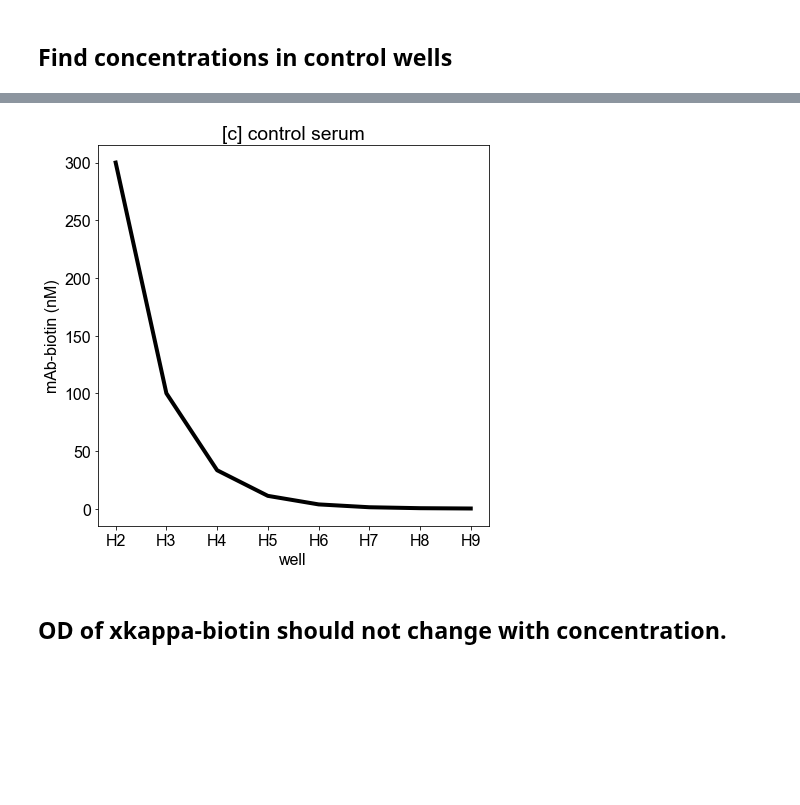
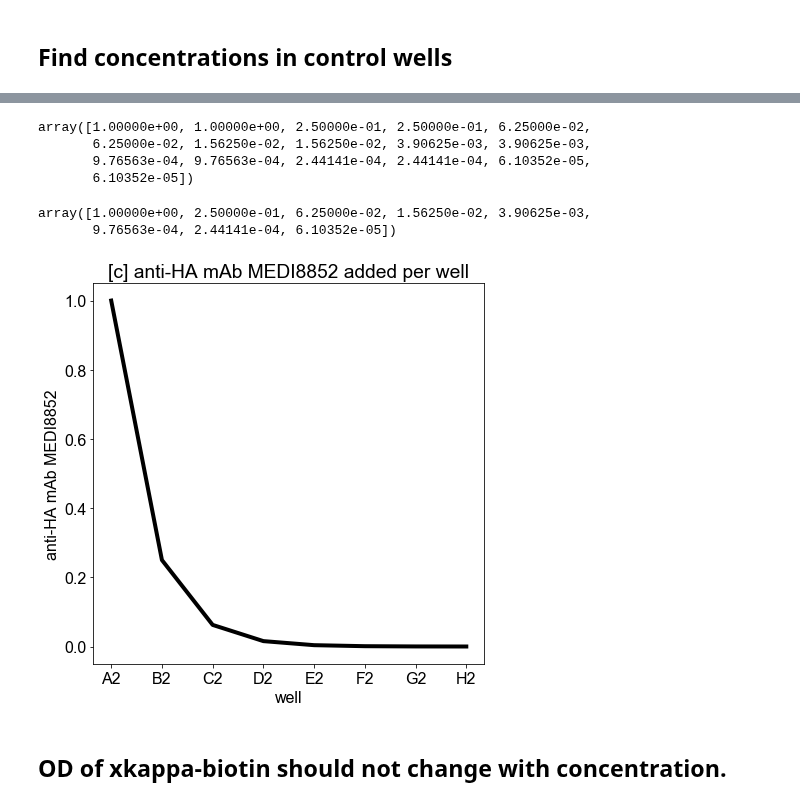
Before and after one commit to mehta-lab/multiSero, a Jupyter notebook: notebooks_interpretation/20200115_plate4_AEP_Feb3_6mousesera.ipynb, the cells around one changed output, grey strips where cells are left out. Drawn from its saved outputs; the diff is of its cells as text; code cells hidden in the pictures; blank space fills up the shorter version.

Commit message:
Update 20200115_plate4_AEP_Feb3_6mousesera.ipynb
Added a few changes to the formatting to call the correct wells for controls according to the flu plate map.

```diff
--- a/notebooks_interpretation/20200115_plate4_AEP_Feb3_6mousesera.ipynb
+++ b/notebooks_interpretation/20200115_plate4_AEP_Feb3_6mousesera.ipynb
@@ -177,0 +182,3 @@ ODwellbyantigen=antigenOD.reshape(len(wellIdx),len(antigenIdx))
+# %%
+controlConcentrations=np.concatenate([plateInfo[wellIdx == well,wellmetaIdx == 'Concentration'] for well in controlWells])
+pprint(controlConcentrations)
@@ -178,5 +190,5 @@ ODwellbyantigen=antigenOD.reshape(len(wellIdx),len(antigenIdx))
 # %%
-controlWells=np.array(['H'+str(col) for col in range(2,10)])
-
-controlConcentrations= np.concatenate([plateInfo[allWells == well,wellmetaIdx == 'Concentration'] for well in controlWells])
-pprint(controlConcentrations)
+#Commenting this out in favor of the above cell for this plate
+#controlWells=np.array(['H'+str(col) for col in range(2,10)])
+#controlConcentrations= np.concatenate([plateInfo[wellIdx == well,wellmetaIdx == 'Concentration'] for well in controlWells])
+#pprint(controlConcentrations)
@@ -198,2 +215,15 @@ H9
 # %%
-concentrations=np.array([float(strconc[0:-2]) for strconc in controlConcentrations])
+
+concentrationsAll = np.array([float(strconc) for strconc in controlConcentrations])
+pprint(concentrationsAll)
+# %% [output]
+array([1.00000e+00, 1.00000e+00, 2.50000e-01, 2.50000e-01, 6.25000e-02,
+       6.25000e-02, 1.56250e-02, 1.56250e-02, 3.90625e-03, 3.90625e-03,
+       9.76563e-04, 9.76563e-04, 2.44141e-04, 2.44141e-04, 6.10352e-05,
+       6.10352e-05])
+# %%
+concentrations=concentrationsAll[1::2]
+pprint(concentrations)
+# %% [output]
+array([1.00000e+00, 2.50000e-01, 6.25000e-02, 1.56250e-02, 3.90625e-03,
+       9.76563e-04, 2.44141e-04, 6.10352e-05])
@@ -200,12 +233,13 @@ concentrations=np.array([float(strconc[0:-2]) for strconc in controlConcentratio
 # %%
 plt.figure(figsize=(7,7))
 plt.plot(concentrations, lw=4, c='k')
-plt.xticks(ticks=np.arange(len(concentrations)),labels=controlWells)
+plt.xticks(ticks=np.arange(len(concentrations)),labels=controlWells[0::2])
 plt.xlabel('well')
-plt.ylabel('mAb-biotin (nM)')
-plt.title('[c] control serum');
+plt.ylabel('anti-HA mAb MEDI8852')
+plt.title('[c] anti-HA mAb MEDI8852 added per well');
+#The plot for anti-HA mAb TF19 will look the same as this one, same concentrations per well but A3
 # %% [output]
-[figure, old version]
+[figure, new version]
 # %% [markdown]
 ## OD of xkappa-biotin should not change with concentration.
 # %%
```
Also changed, not shown: parts of 11 cells of this notebook.
